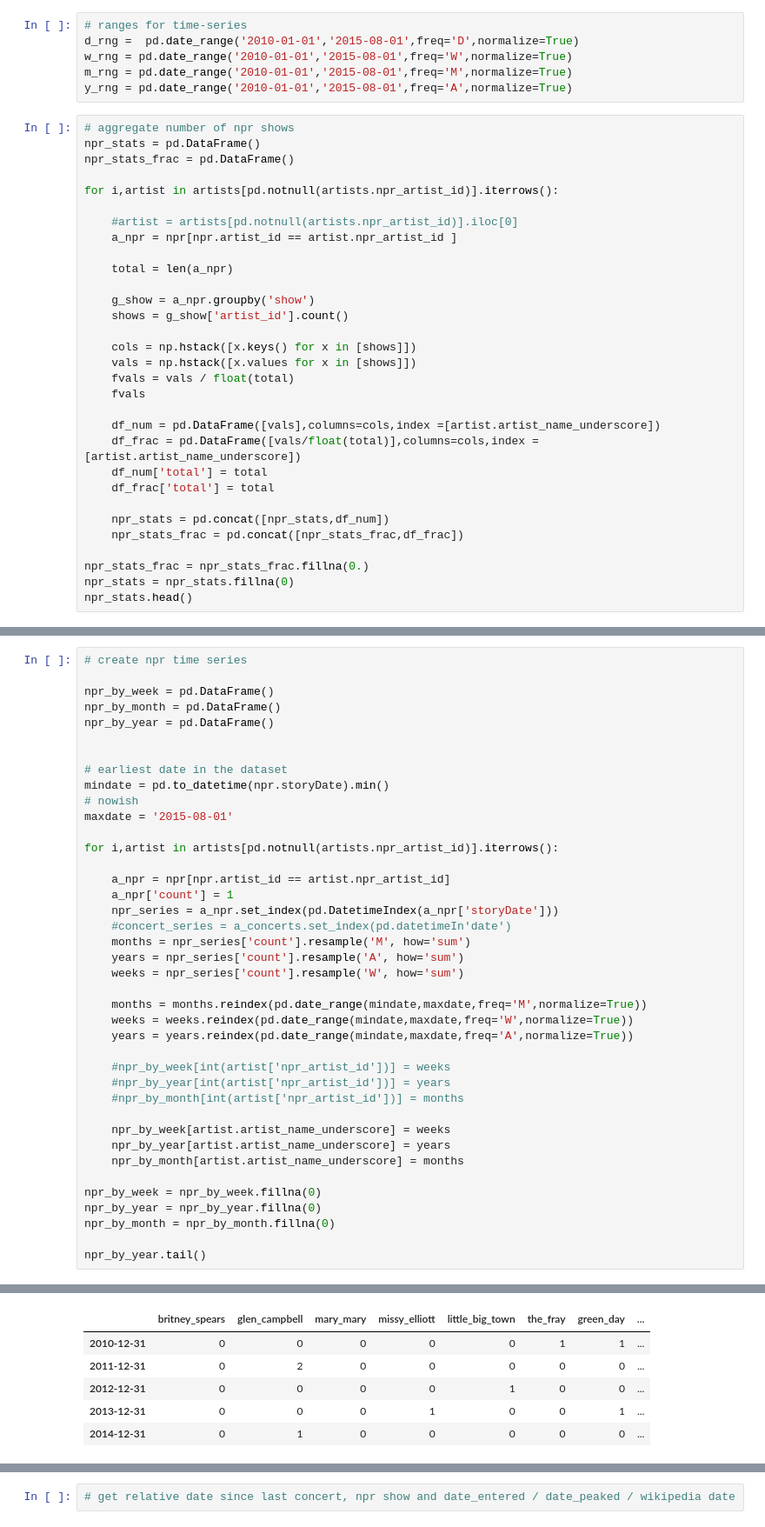
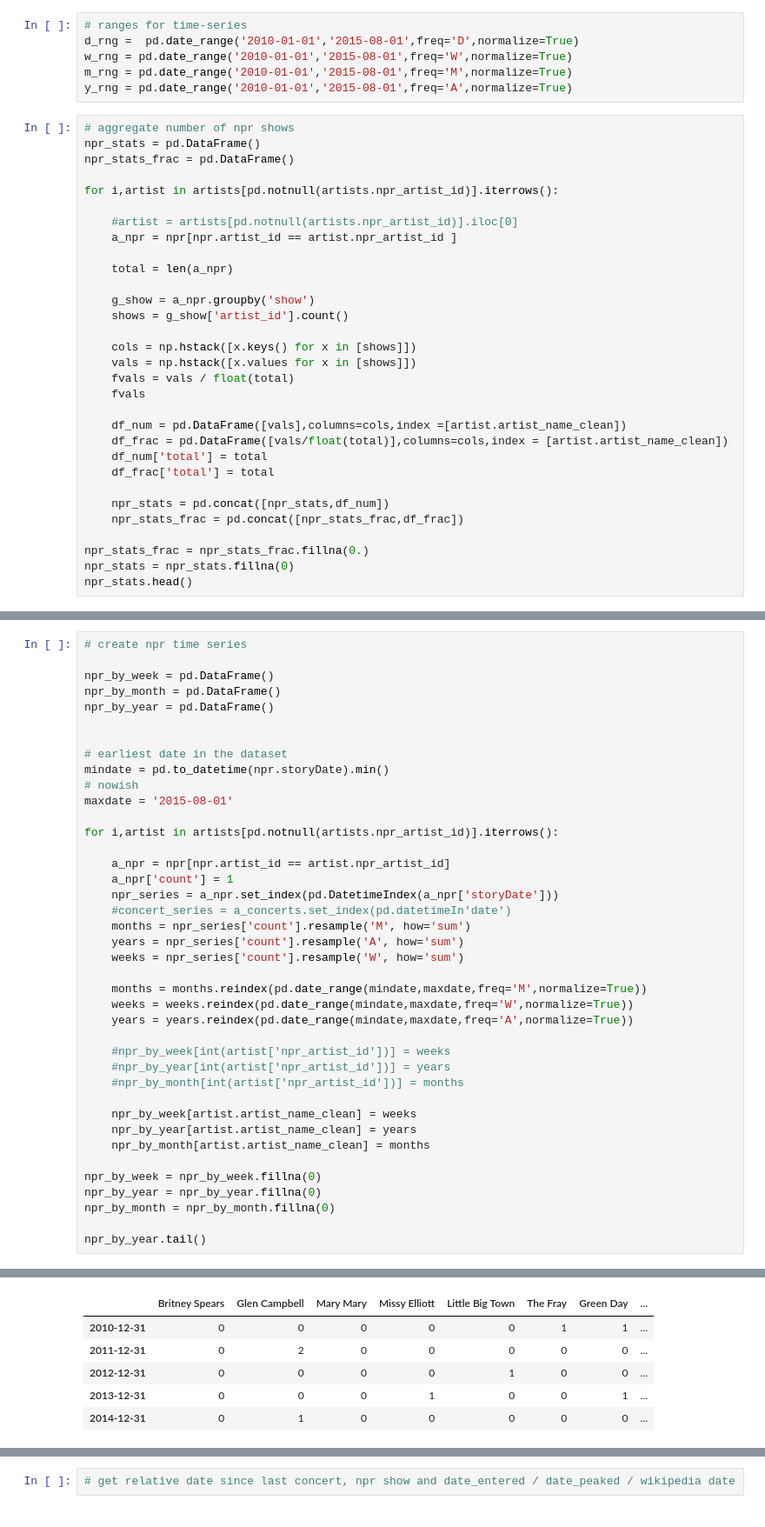
Before and after one commit to trxw/CDIPS_PandoraTeam, a Jupyter notebook: analysis.ipynb, the cells around one changed output, grey strips where cells are left out. Shown at 87% size. Cells and saved outputs as stored; diff of their text form.

```diff
--- a/analysis.ipynb
+++ b/analysis.ipynb
@@ -142,8 +142,8 @@ for i,artist in artists[pd.notnull(artists.npr_artist_id)].iterrows():
     fvals = vals / float(total)
     fvals
 
-    df_num = pd.DataFrame([vals],columns=cols,index =[artist.artist_name_underscore])
-    df_frac = pd.DataFrame([vals/float(total)],columns=cols,index = [artist.artist_name_underscore])
+    df_num = pd.DataFrame([vals],columns=cols,index =[artist.artist_name_clean])
+    df_frac = pd.DataFrame([vals/float(total)],columns=cols,index = [artist.artist_name_clean])
     df_num['total'] = total
     df_frac['total'] = total
 
@@ -176,37 +176,37 @@ maxdate = '2015-08-01'
 
 for i,artist in artists[pd.notnull(artists.npr_artist_id)].iterrows():
 
     a_npr = npr[npr.artist_id == artist.npr_artist_id]
     a_npr['count'] = 1
     npr_series = a_npr.set_index(pd.DatetimeIndex(a_npr['storyDate']))
     #concert_series = a_concerts.set_index(pd.datetimeIn'date')
     months = npr_series['count'].resample('M', how='sum')
     years = npr_series['count'].resample('A', how='sum')
     weeks = npr_series['count'].resample('W', how='sum')
 
     months = months.reindex(pd.date_range(mindate,maxdate,freq='M',normalize=True))
     weeks = weeks.reindex(pd.date_range(mindate,maxdate,freq='W',normalize=True))
     years = years.reindex(pd.date_range(mindate,maxdate,freq='A',normalize=True))
 
     #npr_by_week[int(artist['npr_artist_id'])] = weeks
     #npr_by_year[int(artist['npr_artist_id'])] = years
     #npr_by_month[int(artist['npr_artist_id'])] = months
 
-    npr_by_week[artist.artist_name_underscore] = weeks
-    npr_by_year[artist.artist_name_underscore] = years
-    npr_by_month[artist.artist_name_underscore] = months
+    npr_by_week[artist.artist_name_clean] = weeks
+    npr_by_year[artist.artist_name_clean] = years
+    npr_by_month[artist.artist_name_clean] = months
 
 npr_by_week = npr_by_week.fillna(0)
 npr_by_year = npr_by_year.fillna(0)
 npr_by_month = npr_by_month.fillna(0)
 
 npr_by_year.tail()
 # %% [output]
 A value is trying to be set on a copy of a slice from a DataFrame.
 Try using .loc[row_indexer,col_indexer] = value instead
 
 See the the caveats in the documentation: http://pandas.pydata.org/pandas-docs/stable/indexing.html#indexing-view-versus-copy
-|  | britney_spears | glen_campbell | mary_mary | missy_elliott | little_big_town | the_fray | green_day | ... |
+|  | Britney Spears | Glen Campbell | Mary Mary | Missy Elliott | Little Big Town | The Fray | Green Day | ... |
 | 2010-12-31 | 0 | 0 | 0 | 0 | 0 | 1 | 1 | ... |
 | 2011-12-31 | 0 | 2 | 0 | 0 | 0 | 0 | 0 | ... |
 | 2012-12-31 | 0 | 0 | 0 | 0 | 1 | 0 | 0 | ... |
```
Also changed, not shown: parts of 31 cells of this notebook.
